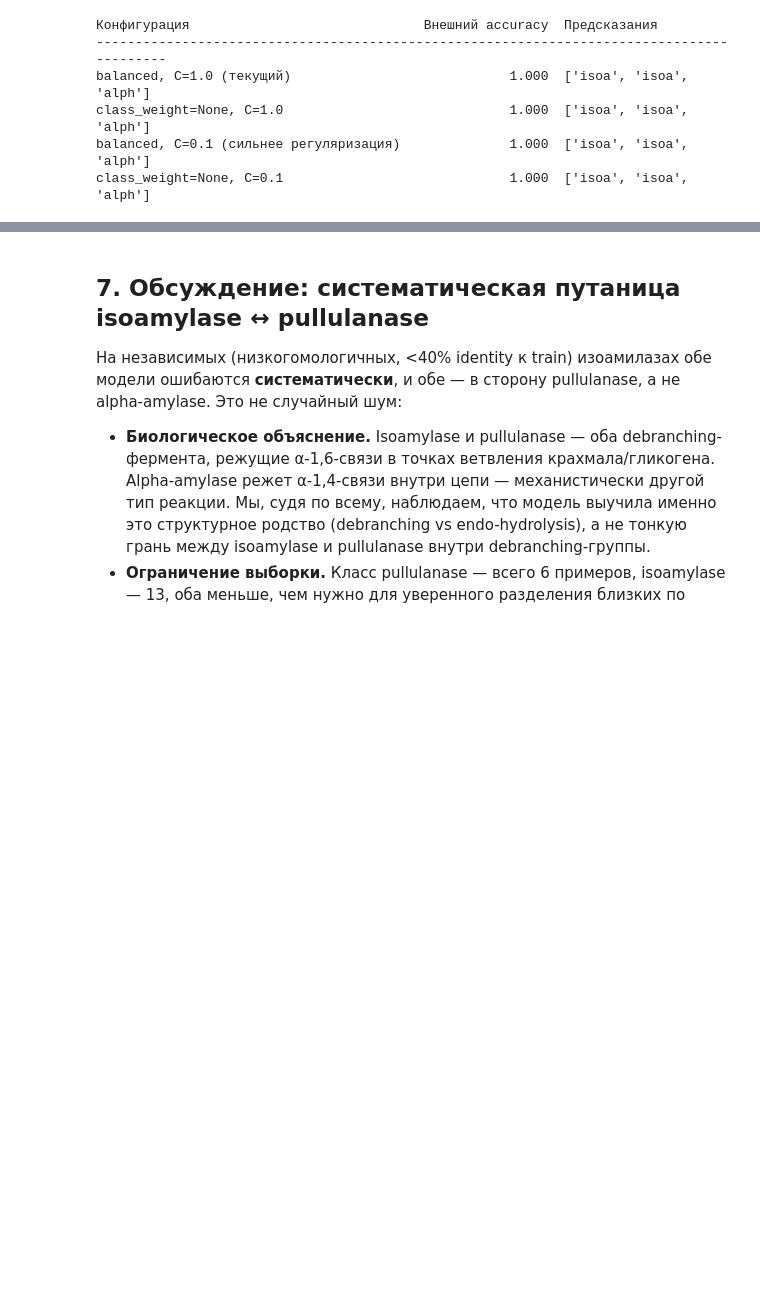
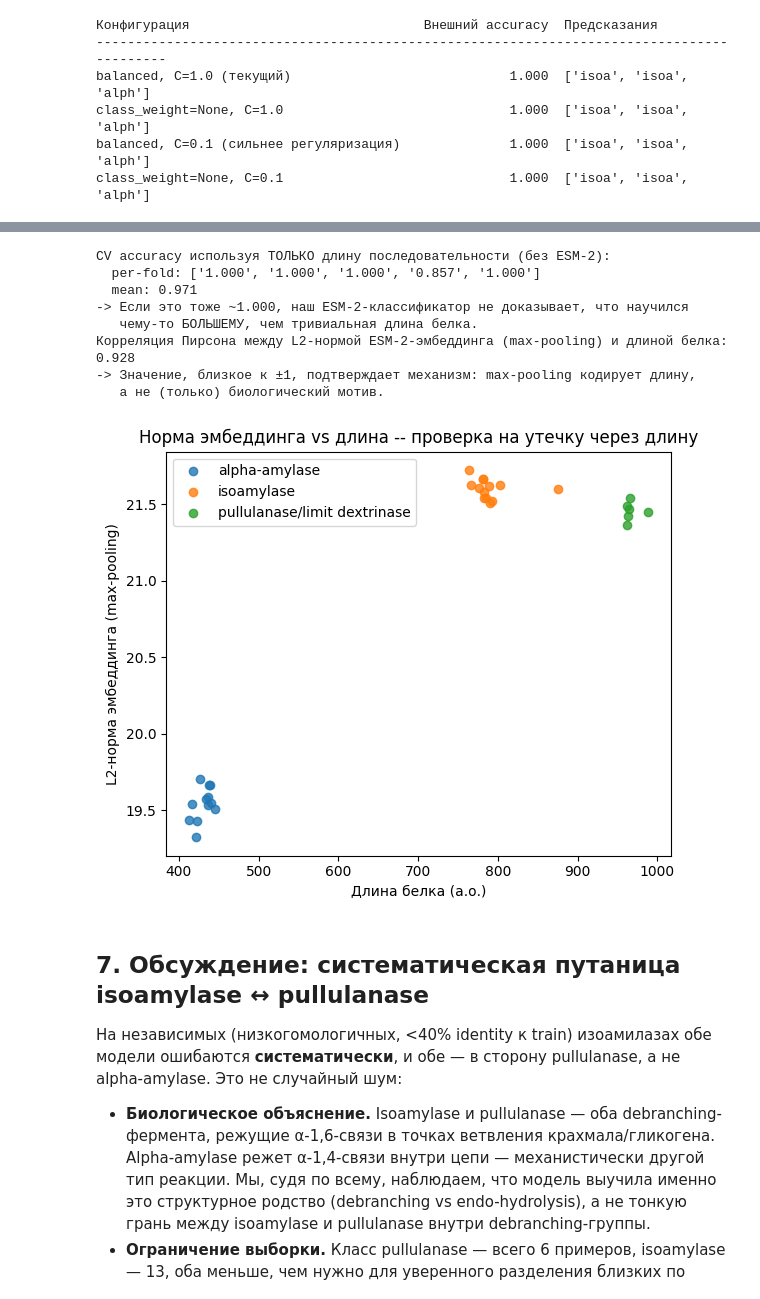
Before and after one commit to cignoBianco/plant-enzyme-ml, a Jupyter notebook: notebooks/PlantEnzyme_ESM2_pipeline (2.ipynb, the cells around one changed output, grey strips where cells are left out. Saved outputs shown, nothing was run; the diff lists cells and outputs as text; code cells hidden in the pictures; blank space fills up the shorter version.

```diff
--- a/notebooks/PlantEnzyme_ESM2_pipeline (1).ipynb
+++ b/notebooks/PlantEnzyme_ESM2_pipeline (2.ipynb
@@ -669,3 +738,56 @@ class_weight=None, C=0.1                             1.000  ['isoa', 'isoa', 'al
+# %%
+# (a) Классификатор ТОЛЬКО на длине последовательности -- тот же CV-протокол
+X_length_only = metadata[["length"]].values.astype(float)
+
+length_baseline = Pipeline([
+    ("scaler", StandardScaler()),
+    ("classifier", LogisticRegression(max_iter=5000, class_weight="balanced", random_state=RANDOM_STATE)),
+])
+
+y = metadata["activity"].values
+folds_arr = metadata["fold"].values
+length_accs = []
+for fold in sorted(np.unique(folds_arr)):
+    train_mask = folds_arr != fold
+    valid_mask = folds_arr == fold
+    length_baseline.fit(X_length_only[train_mask], y[train_mask])
+    preds = length_baseline.predict(X_length_only[valid_mask])
+    length_accs.append(accuracy_score(y[valid_mask], preds))
+
+print("CV accuracy используя ТОЛЬКО длину последовательности (без ESM-2):")
+print(f"  per-fold: {[f'{a:.3f}' for a in length_accs]}")
+print(f"  mean: {np.mean(length_accs):.3f}")
+print("-> Если это тоже ~1.000, наш ESM-2-классификатор не доказывает, что научился")
+print("   чему-то БОЛЬШЕМУ, чем тривиальная длина белка.")
+
+# (b) Корреляция нормы эмбеддинга с длиной
+emb_norms = np.linalg.norm(X_train, axis=1)
+lengths = metadata["length"].values
+corr = np.corrcoef(emb_norms, lengths)[0, 1]
+print(f"Корреляция Пирсона между L2-нормой ESM-2-эмбеддинга (max-pooling) и длиной белка: {corr:.3f}")
+print("-> Значение, близкое к ±1, подтверждает механизм: max-pooling кодирует длину,")
+print("   а не (только) биологический мотив.")
+
+fig, ax = plt.subplots(figsize=(6, 5))
+for cls in CLASSES:
+    mask = metadata["activity"].values == cls
+    ax.scatter(lengths[mask], emb_norms[mask], label=cls, alpha=0.8)
+ax.set_xlabel("Длина белка (а.о.)")
+ax.set_ylabel("L2-норма эмбеддинга (max-pooling)")
+ax.set_title("Норма эмбеддинга vs длина -- проверка на утечку через длину")
+ax.legend()
+plt.tight_layout()
+plt.show()
+# %% [output]
+CV accuracy используя ТОЛЬКО длину последовательности (без ESM-2):
+  per-fold: ['1.000', '1.000', '1.000', '0.857', '1.000']
+  mean: 0.971
+-> Если это тоже ~1.000, наш ESM-2-классификатор не доказывает, что научился
+   чему-то БОЛЬШЕМУ, чем тривиальная длина белка.
+Корреляция Пирсона между L2-нормой ESM-2-эмбеддинга (max-pooling) и длиной белка: 0.928
+-> Значение, близкое к ±1, подтверждает механизм: max-pooling кодирует длину,
+   а не (только) биологический мотив.
+[figure, added]
 # %% [markdown]
 ## 7. Обсуждение: систематическая путаница isoamylase ↔ pullulanase
 
```
Also changed, not shown: parts of 15 cells of this notebook, 9 other files.
